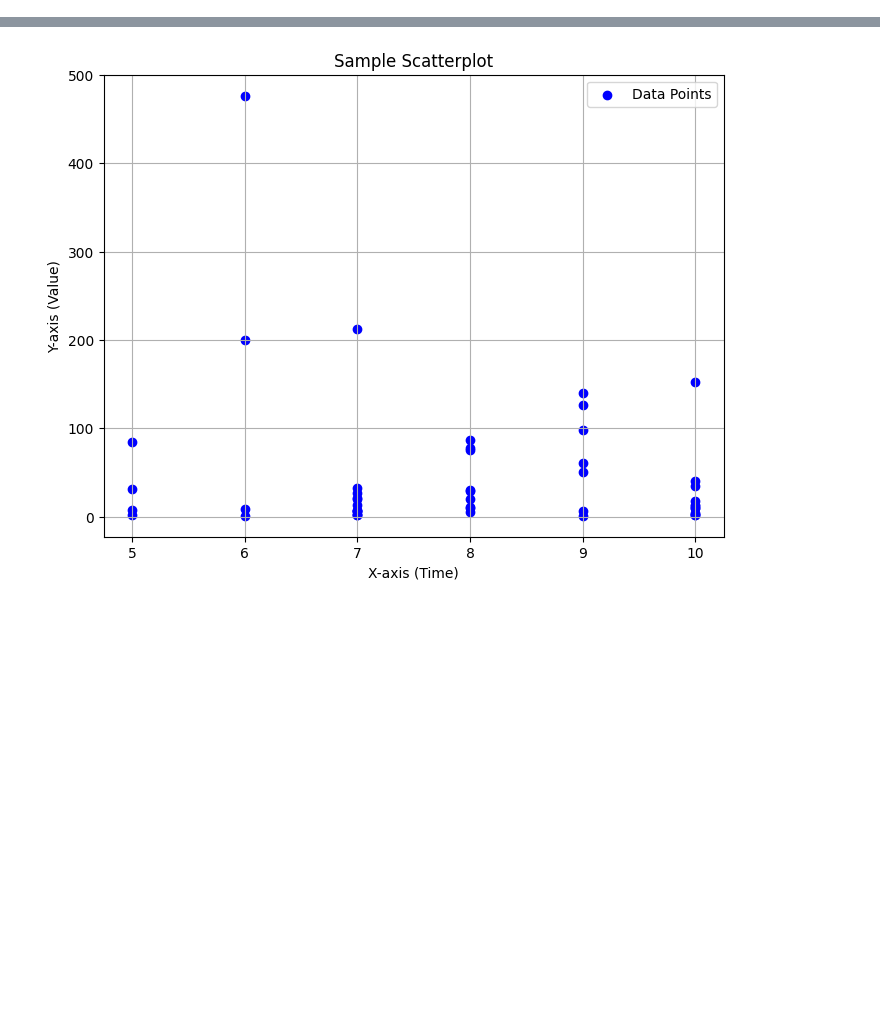
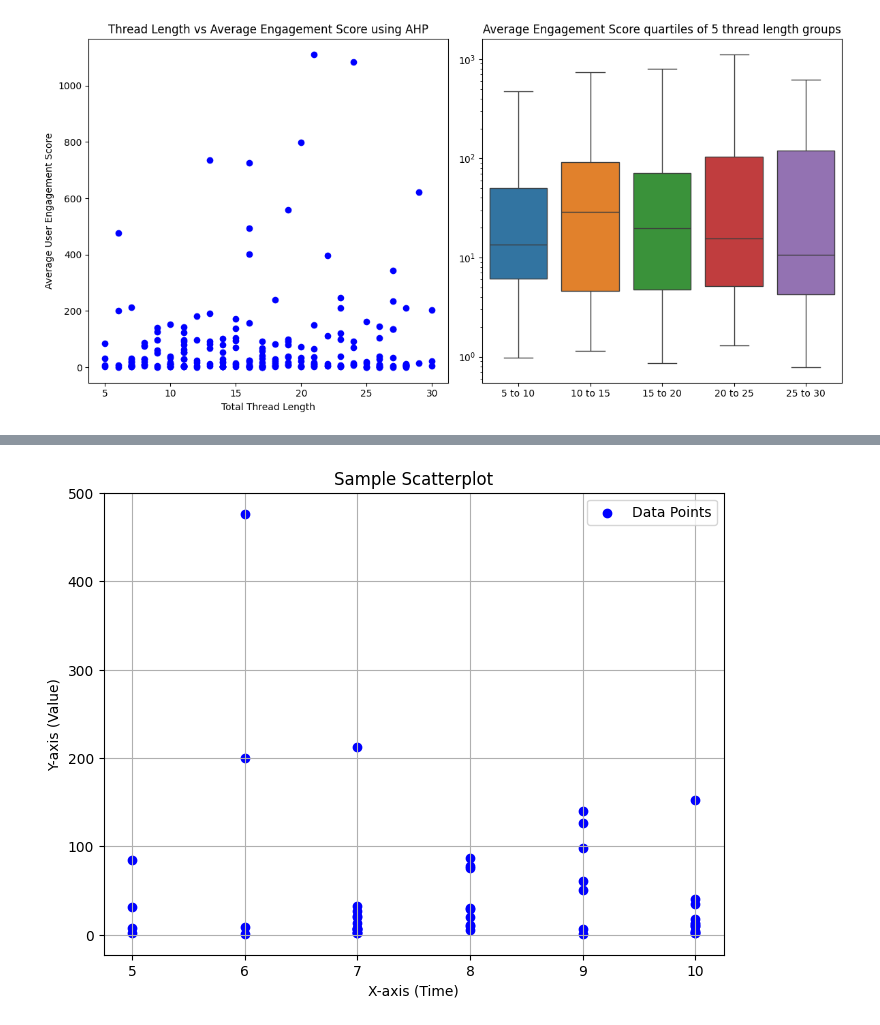
Before and after one commit to upb3y/cs498CSS, a Jupyter notebook: results.ipynb, the cells around one changed output, grey strips where cells are left out. Drawn from its saved outputs; the diff is of its cells as text; code cells hidden in the pictures; blank space fills up the shorter version.

```diff
--- a/results.ipynb
+++ b/results.ipynb
@@ -58,3 +91,40 @@ plt.show()  # Display the scatterplot
+# %%
+avg_x = avg_x1 + avg_x2 + avg_x3 + avg_x4 + avg_x5
+avg_e = avg_e1 + avg_e2 + avg_e3 + avg_e4 + avg_e5
+total_x = total_x1 + total_x2 + total_x3 + total_x4 + total_x5
+total_e = total_e1 + total_e2 + total_e3 + total_e4 + total_e5
+
+# Data for the box plot
+data = {
+    "5 to 10": avg_e1,
+    "10 to 15": avg_e2,
+    "15 to 20": avg_e3,
+    "20 to 25": avg_e4,
+    "25 to 30": avg_e5,
+}
+
+# Create a figure with two subplots (1 row, 2 columns)
+fig, (ax1, ax2) = plt.subplots(1, 2, figsize=(12, 6))
+
+# Scatter plot in the first subplot
+ax1.scatter(avg_x, avg_e, color='blue', label='Data Points')
+ax1.set_title("Thread Length vs Average Engagement Score using AHP")
+ax1.set_xlabel("Total Thread Length")
+ax1.set_ylabel("Average User Engagement Score")
+
+# Box plot in the second subplot
+sns.boxplot(data=list(data.values()), ax=ax2, log_scale=10)
+ax2.set_xticks([0, 1, 2, 3, 4])
+ax2.set_xticklabels(data.keys())
+ax2.set_title("Average Engagement Score quartiles of 5 thread length groups")
+
+# Adjust the layout for better spacing
+plt.tight_layout()
+
+# Display the combined plots
+plt.show()
+# %% [output]
+[figure, added]
 # %%
 plt.figure(figsize=(8, 6))
 plt.scatter(total_x, total_e, color='red', label='Data Points')  # Scatter plot with custom color, marker, and size
```
Also changed, not shown: parts of 7 cells of this notebook.
